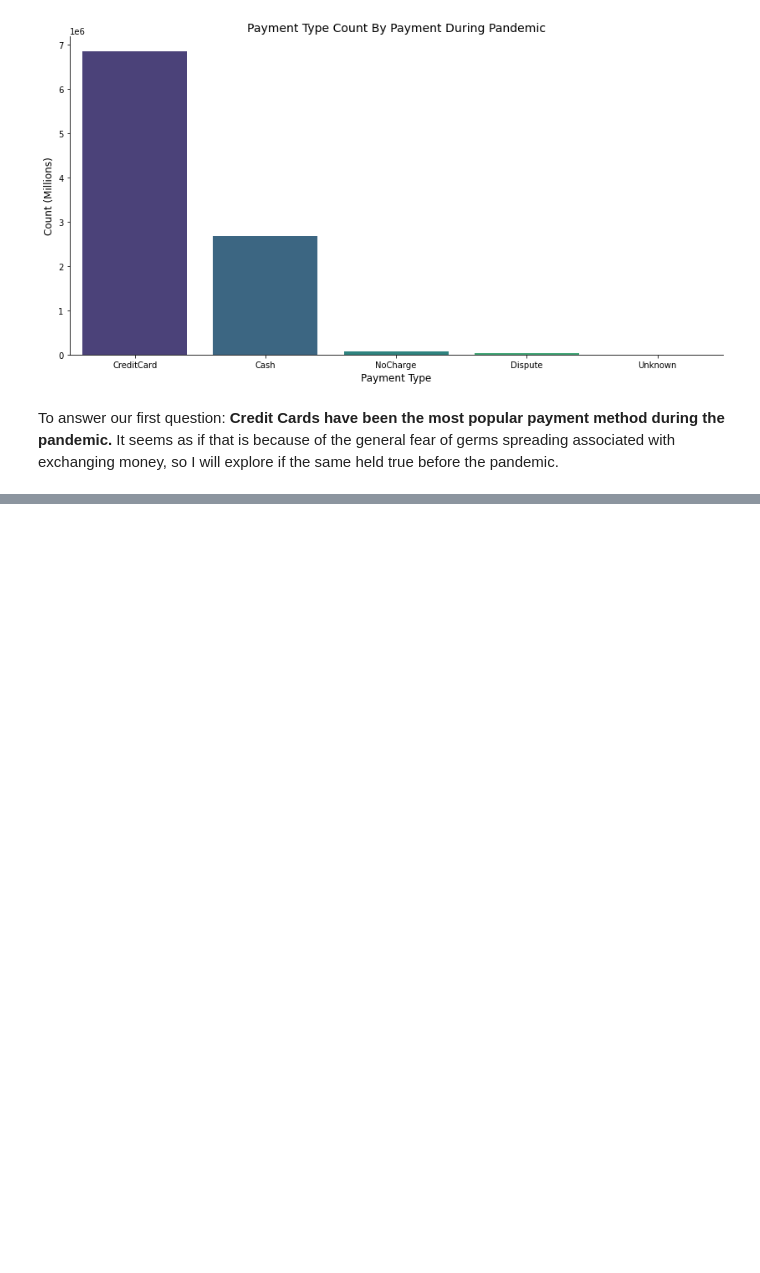
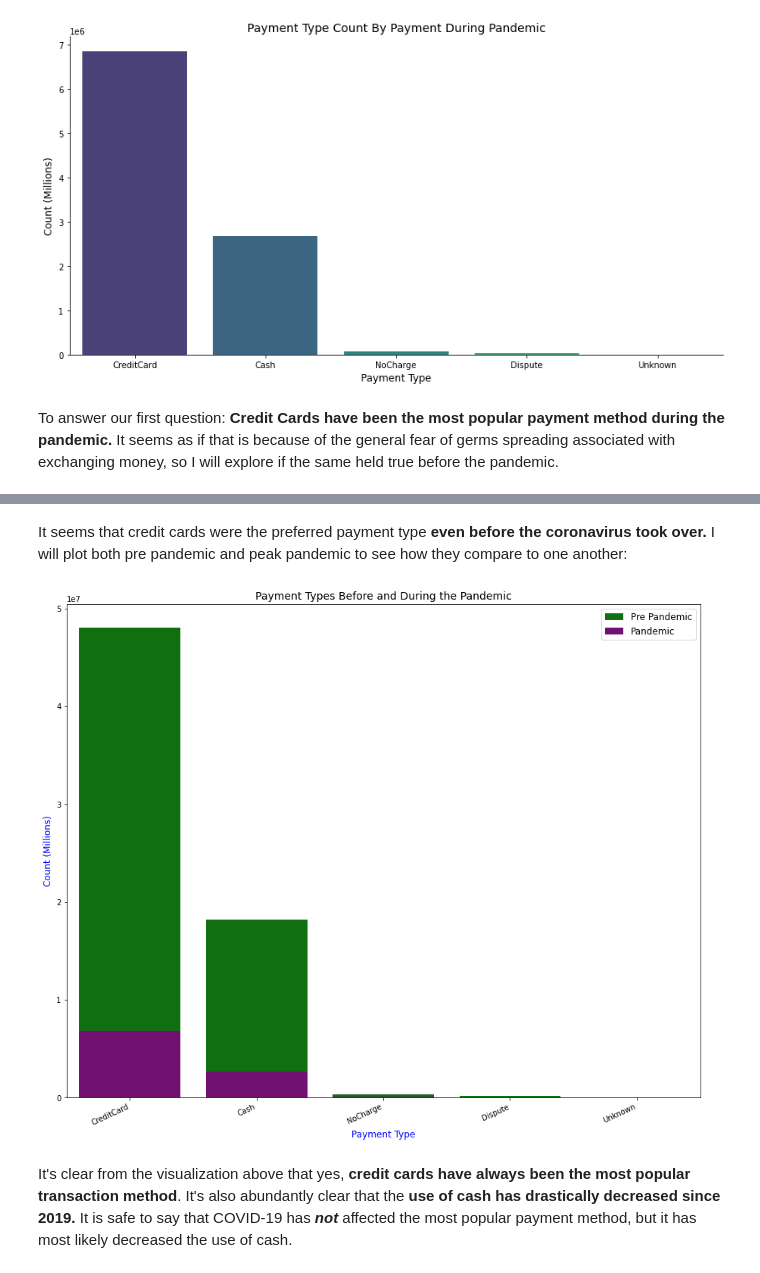
Before and after one commit to samtuleen/nyc-taxis-vs-covid, a Jupyter notebook: notebook1.ipynb, the cells around one changed output, grey strips where cells are left out. Saved outputs shown, nothing was run; the diff lists cells and outputs as text; code cells hidden in the pictures; blank space fills up the shorter version.

```diff
--- a/notebook1.ipynb
+++ b/notebook1.ipynb
@@ -197,0 +201,7 @@ NameError: name 'taxi_2019' is not defined
+# %%
+#Converting the column values from an int64 to a string for easy manipulation
+payment_types_pre['Payment Type']= payment_types_pre['Payment Type'].astype(str)
+payment_types_pre['Payment Type']= payment_types_pre['Payment Type'].replace({'1.0': 'CreditCard', '2.0': 'Cash',
+                                                                      '3.0': 'NoCharge','4.0': 'Dispute',
+                                                                      '5.0': 'Unknown', '6.0': 'VoidedTrip'})
+payment_types_pre.head()
@@ -197,0 +224,17 @@ NameError: name 'taxi_2019' is not defined
+# %% [markdown]
+It seems that credit cards were the preferred payment type **even before the coronavirus took over.** I will plot both pre pandemic and peak pandemic to see how they compare to one another:
+# %%
+plt.figure(figsize=(15,12))
+sns.barplot(x=payment_types_pre['Payment Type'], y=payment_types_pre['Count'],
+            color='green', label='Pre Pandemic')
+sns.barplot(x=payment_types['Payment Type'], y=payment_types['Count'],
+            color='purple', label='Pandemic')
+plt.xlabel('Payment Type', fontsize=12, color='blue')
+plt.title("Payment Types Before and During the Pandemic", fontsize=14)
+plt.ylabel('Count (Millions)', fontsize=12, color='blue')
+plt.xticks(rotation=25, horizontalalignment='right', fontsize=10)
+plt.legend(fontsize=12);
+# %% [output]
+[figure, added]
+# %% [markdown]
+It's clear from the visualization above that yes, **credit cards have always been the most popular transaction method**. It's also abundantly clear that the **use of cash has drastically decreased since 2019.** It is safe to say that COVID-19 has ***not*** affected the most popular payment method, but it has most likely decreased the use of cash.
```
Also changed, not shown: parts of 4 cells of this notebook.
